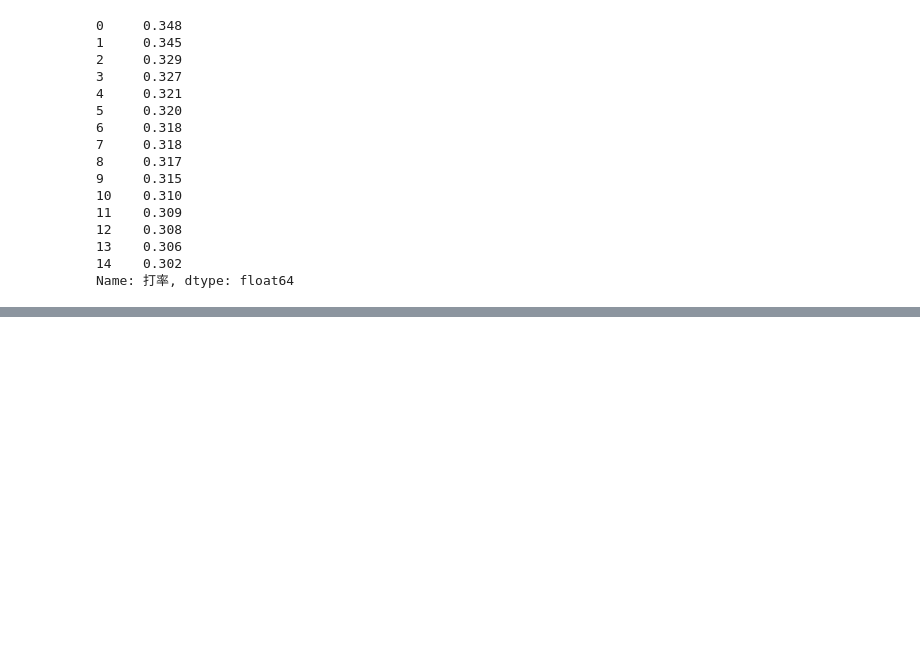
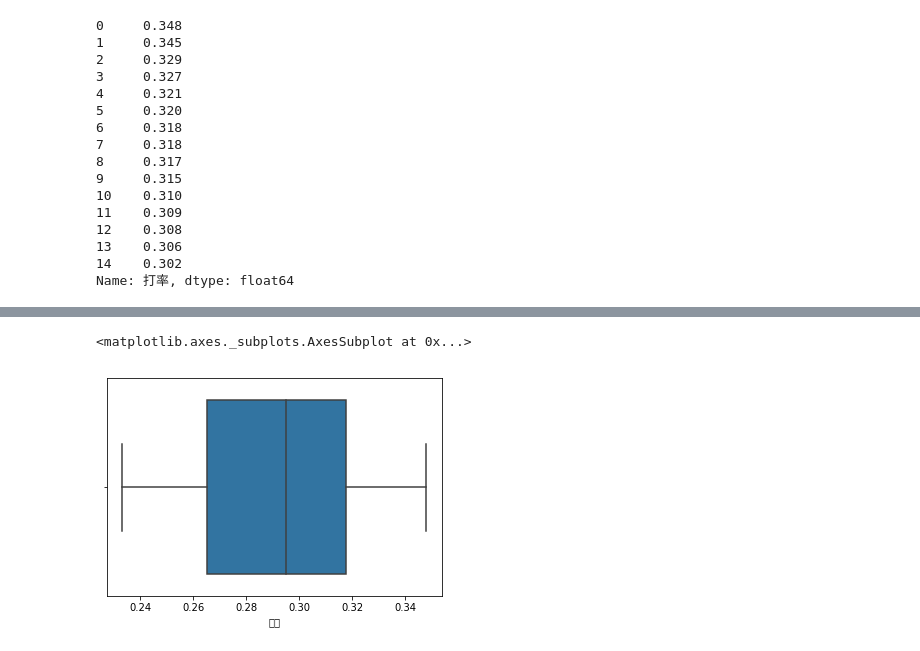
Before and after one commit to applego/IPython_root, a Jupyter notebook: Python_DataScience/lec15_DataFrame(+nbp_data).ipynb, the cells around one changed output, grey strips where cells are left out. Cells and saved outputs as stored; diff of their text form; code cells hidden in the pictures; blank space fills up the shorter version.

```diff
--- a/Python_DataScience/lec15_DataFrame(+nbp_data).ipynb
+++ b/Python_DataScience/lec15_DataFrame(+nbp_data).ipynb
@@ -352,0 +379,5 @@ Name: 打率, dtype: float64
+# %%
+sns.boxplot(npb_frame.打率)
+# %% [output]
+<matplotlib.axes._subplots.AxesSubplot at 0x...>
+[figure, added]
```
Also changed, not shown: parts of 17 cells of this notebook, 53 other files.
